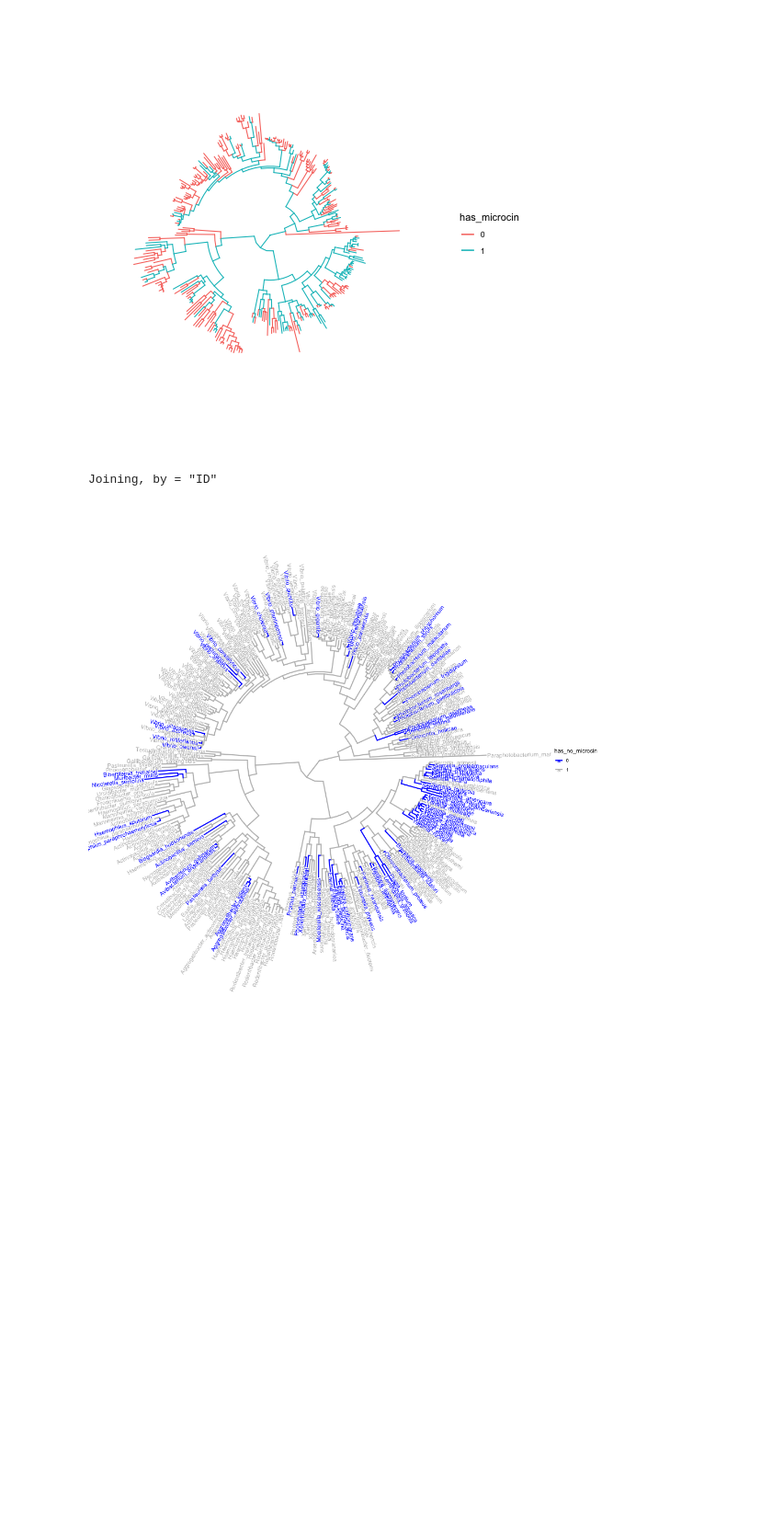
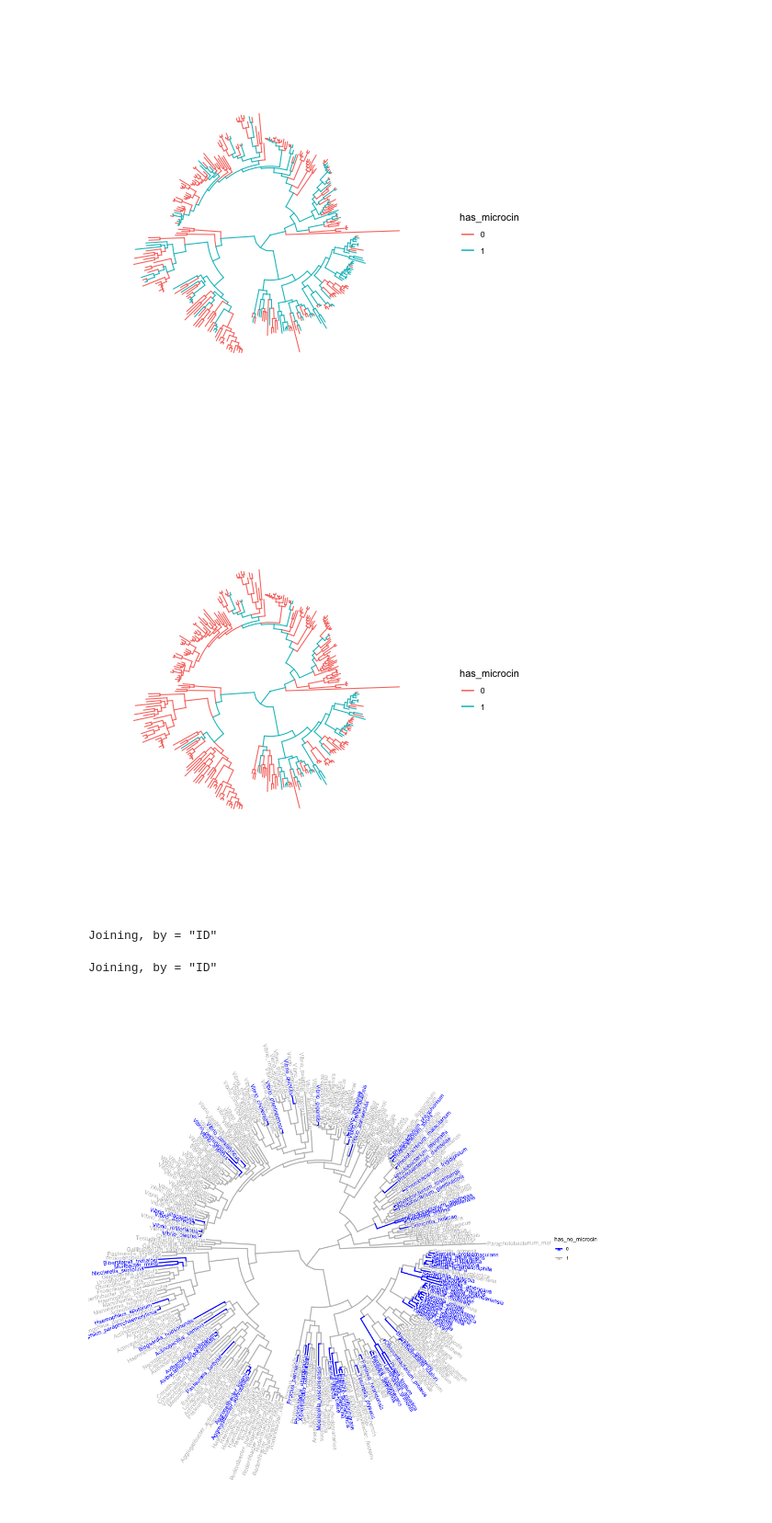
Before and after one commit to wilkelab/cinful_data_analysis, a Jupyter notebook: notebooks/06_Enterobacteriales_microcin.ipynb, the cells around one changed output. Shown at 92% size. Drawn from its saved outputs; the diff is of its cells as text; code cells hidden in the pictures; blank space fills up the shorter version.

Commit message:
figure 5 and 6 with hmmer hits

```diff
--- a/notebooks/06_Enterobacteriales_microcin.ipynb
+++ b/notebooks/06_Enterobacteriales_microcin.ipynb
@@ -375,6 +375,11 @@ Joining, by = c("qseqid", "sseqid", "pident", "length", "mismatch", "gapopen", "
 %%R
 Enterobacteriales_best_hits_microcin <- Enterobacteriales_best_hits %>%
 	filter(component == "microcins.verified")
+# %%
+%%R
+Enterobacteriales_best_hits_microcin_hmmer <- Enterobacteriales_best_hits %>%
+	filter(component == "microcins.verified") %>%
+	filter(hmmerHit == TRUE)
 # %% [markdown]
 FYI, when I get to the point where I want to update it to only included hmmer hits, this is where I would add that filter.
 # %%
@@ -399,3 +404,8 @@ assemblies_sp_ID_microcin
 # … with 286 more rows, and 10 more variables: NCBI type material <chr>,
 #   domain <chr>, phylum <chr>, class <chr>, order <chr>, family <chr>,
 #   genus <chr>, species <chr>, family_name <chr>, has_micrcocin <lgl>
+# %%
+%%R
+assemblies_sp_ID_microcin_hmmer <- assemblies_sp_ID %>%
+	mutate(has_micrcocin = ID %in% Enterobacteriales_best_hits_microcin_hmmer$ID)
+assemblies_sp_ID_microcin_hmmer
@@ -433,3 +460,11 @@ assemblies_sp_treeID_nonmicrocin <- assemblies_sp_ID_microcin %>%
 # %% [output]
 Joining, by = "ID"
 Joining, by = "ID"
+# %%
+%%R
+assemblies_sp_treeID_microcin_hmmer <- assemblies_sp_ID_microcin_hmmer %>%
+	filter(has_micrcocin == TRUE) %>%
+	left_join(gtdb_tree_ID)
+assemblies_sp_treeID_nonmicrocin_hmmer <- assemblies_sp_ID_microcin_hmmer %>%
+	filter(has_micrcocin == FALSE) %>%
+	left_join(gtdb_tree_ID)
@@ -438,17 +476,33 @@ Joining, by = "ID"
 
 gtdb_tree_subset_microcin_labeled <- groupOTU(gtdb_tree_subset, .node=assemblies_sp_treeID_microcin$value, group_name="has_microcin")
 gtdb_tree_subset_nonmicrocin_labeled <- groupOTU(gtdb_tree_subset, .node=assemblies_sp_treeID_nonmicrocin$value, group_name="has_no_microcin")
+# %%
+%%R
+
+gtdb_tree_subset_microcin_hmmer_labeled <- groupOTU(gtdb_tree_subset, .node=assemblies_sp_treeID_microcin_hmmer$value, group_name="has_microcin")
+gtdb_tree_subset_nonmicrocin_hmmer_labeled <- groupOTU(gtdb_tree_subset, .node=assemblies_sp_treeID_nonmicrocin_hmmer$value, group_name="has_no_microcin")
 # %%
 %%R
 ggtree(gtdb_tree_subset_microcin_labeled, layout="circular", aes(color=has_microcin))
 # %% [output]
 [figure]
+# %%
+%%R
+ggtree(gtdb_tree_subset_microcin_hmmer_labeled, layout="circular", aes(color=has_microcin))
+# %% [output]
+[figure, added]
 # %%
 %%R
 gtdb_tree_ID_all_info <- gtdb_tree_ID %>%
 	full_join(assemblies_sp_ID_microcin)
 # %% [output]
 Joining, by = "ID"
+# %%
+%%R
+gtdb_tree_ID_all_info_hmmer <- gtdb_tree_ID %>%
+	full_join(assemblies_sp_ID_microcin_hmmer)
+# %% [output]
+Joining, by = "ID"
 # %%
 %%R
 gtdb_tree_subset_microcin_labeled_specific_epithet <- rename_taxa(gtdb_tree_subset_microcin_labeled, gtdb_tree_ID_all_info, value, specific_epithet)
```
Also changed, not shown: parts of 5 cells of this notebook, 3 other files.
